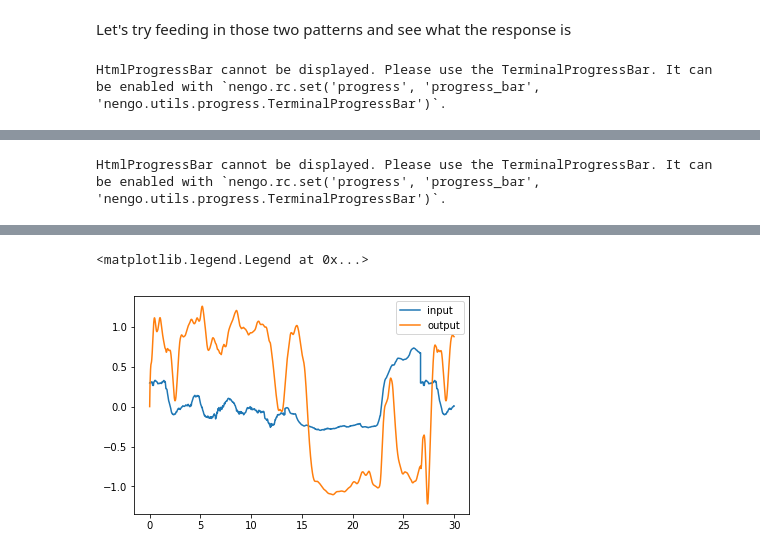
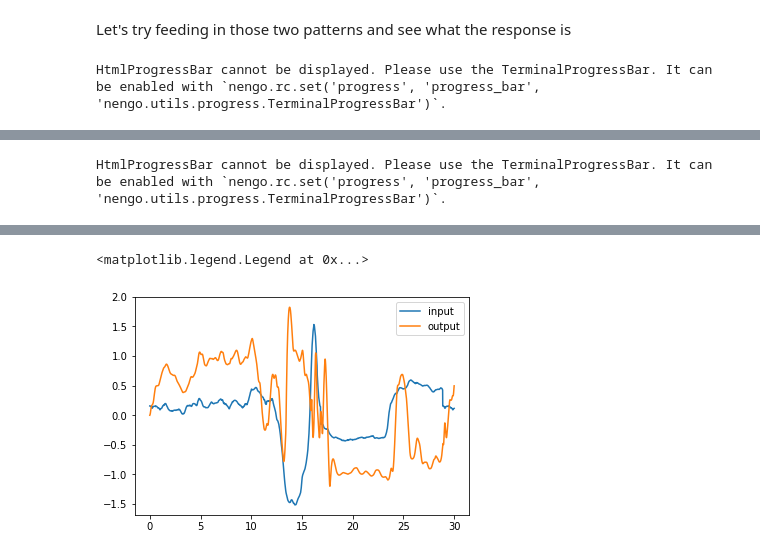
Before and after one commit to maddybartlett/NEN001, a Jupyter notebook: PatternInterpolationPCA.ipynb, the cells around one changed output, grey strips where cells are left out. Saved outputs shown, nothing was run; the diff lists cells and outputs as text; code cells hidden in the pictures.

Commit message:
Fed in full-length patterns

```diff
--- a/PatternInterpolationPCA.ipynb
+++ b/PatternInterpolationPCA.ipynb
@@ -45,8 +45,8 @@ def extract_pattern(start, end):
     return t, result
 
 
-t1, result1 = extract_pattern(2976, 3378)
-t2, result2 = extract_pattern(3701, 4103)
+t1, result1 = extract_pattern(2976, 3700) #goaloriented
+t2, result2 = extract_pattern(3701, 4219) #noplay
 
 #np.savetxt('result.csv', result1, delimiter=',')
 result1.shape
@@ -123,24 +123,24 @@ Let's try feeding in those two patterns and see what the response is
 # %%
 p_all = np.hstack([p1, p2])
 
 model = nengo.Network()
 model.networks.append(net)
 with model:
-    stim = nengo.Node(nengo.processes.PresentInput(p_all, presentation_time=0.001))
+    stim = nengo.Node(nengo.processes.PresentInput(p_all, presentation_time=0.0007))
     nengo.Connection(stim, rw.input, synapse=None)
 
     p_result = nengo.Probe(result)
     p_stim = nengo.Probe(stim)
 sim = nengo.Simulator(model)
 sim.run(30)
 
 plt.plot(sim.trange(), sim.data[p_stim], label='input')
 plt.plot(sim.trange(), sim.data[p_result], label='output')
 plt.legend(loc='best')
 # %% [output]
 HtmlProgressBar cannot be displayed. Please use the TerminalProgressBar. It can be enabled with `nengo.rc.set('progress', 'progress_bar', 'nengo.utils.progress.TerminalProgressBar')`.
 [interactive output not drawn]
 HtmlProgressBar cannot be displayed. Please use the TerminalProgressBar. It can be enabled with `nengo.rc.set('progress', 'progress_bar', 'nengo.utils.progress.TerminalProgressBar')`.
 [interactive output not drawn]
 <matplotlib.legend.Legend at 0x...>
-[figure, old version]
+[figure, new version]
```
Also changed, not shown: parts of 3 cells of this notebook.
